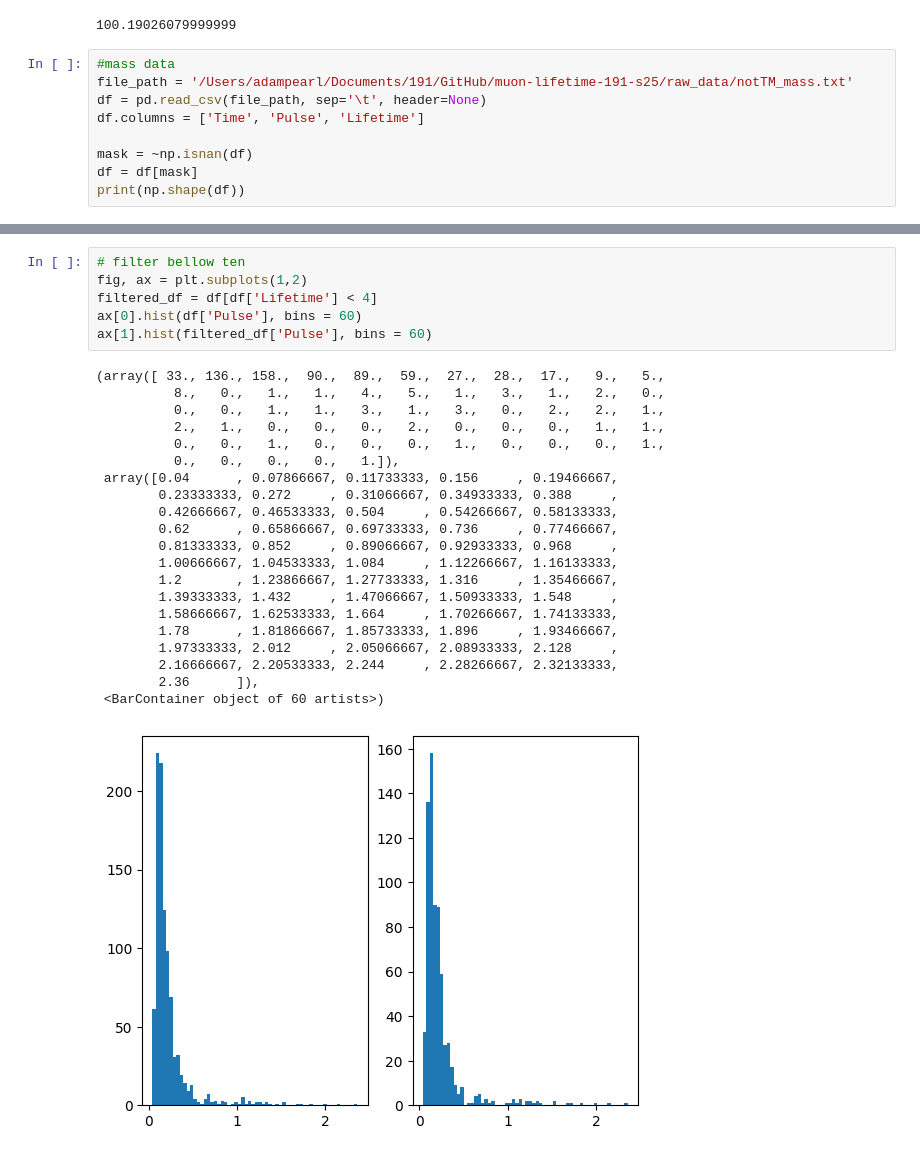
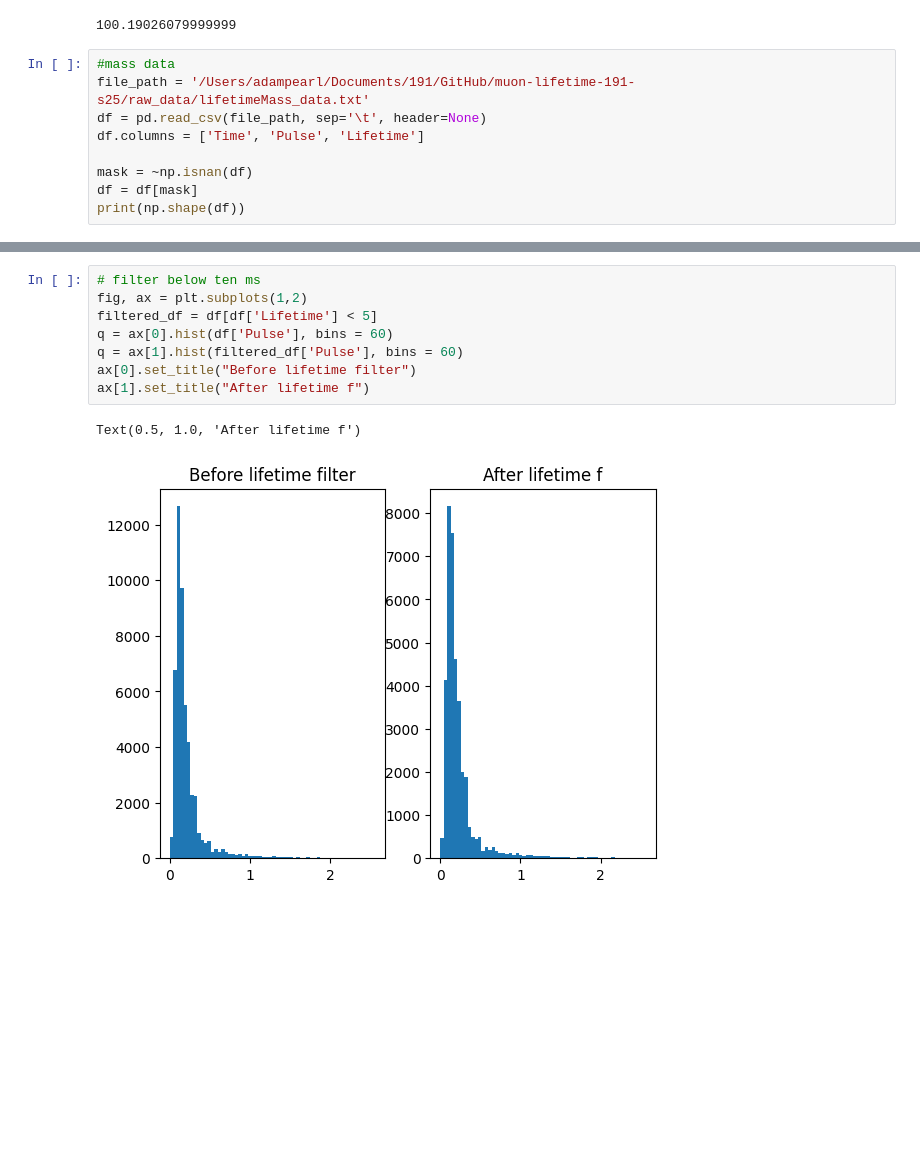
Before and after one commit to nlyu1/muon-lifetime-191-s25, a Jupyter notebook: code/mass_calibration.ipynb, the cells around one changed output, grey strips where cells are left out. Drawn from its saved outputs; the diff is of its cells as text; blank space fills up the shorter version.

```diff
--- a/code/mass_calibration.ipynb
+++ b/code/mass_calibration.ipynb
@@ -86,7 +86,7 @@ There is at least one NaN value in the data.
 100.19026079999999
 # %%
 #mass data
-file_path = '/Users/adampearl/Documents/191/GitHub/muon-lifetime-191-s25/raw_data/notTM_mass.txt'
+file_path = '/Users/adampearl/Documents/191/GitHub/muon-lifetime-191-s25/raw_data/lifetimeMass_data.txt'
 df = pd.read_csv(file_path, sep='\t', header=None)
 df.columns = ['Time', 'Pulse', 'Lifetime']
 
@@ -102,28 +102,11 @@ _ = plt.hist(df['Lifetime'] , log = True, bins = 60)
 # %%
-# filter bellow ten
+# filter below ten ms
 fig, ax = plt.subplots(1,2)
-filtered_df = df[df['Lifetime'] < 4]
-ax[0].hist(df['Pulse'], bins = 60)
-ax[1].hist(filtered_df['Pulse'], bins = 60)
+filtered_df = df[df['Lifetime'] < 5]
+q = ax[0].hist(df['Pulse'], bins = 60)
+q = ax[1].hist(filtered_df['Pulse'], bins = 60)
+ax[0].set_title("Before lifetime filter")
+ax[1].set_title("After lifetime f")
 # %% [output]
-(array([ 33., 136., 158.,  90.,  89.,  59.,  27.,  28.,  17.,   9.,   5.,
-          8.,   0.,   1.,   1.,   4.,   5.,   1.,   3.,   1.,   2.,   0.,
-          0.,   0.,   1.,   1.,   3.,   1.,   3.,   0.,   2.,   2.,   1.,
-          2.,   1.,   0.,   0.,   0.,   2.,   0.,   0.,   0.,   1.,   1.,
-          0.,   0.,   1.,   0.,   0.,   0.,   1.,   0.,   0.,   0.,   1.,
-          0.,   0.,   0.,   0.,   1.]),
- array([0.04      , 0.07866667, 0.11733333, 0.156     , 0.19466667,
-        0.23333333, 0.272     , 0.31066667, 0.34933333, 0.388     ,
-        0.42666667, 0.46533333, 0.504     , 0.54266667, 0.58133333,
-        0.62      , 0.65866667, 0.69733333, 0.736     , 0.77466667,
-        0.81333333, 0.852     , 0.89066667, 0.92933333, 0.968     ,
-        1.00666667, 1.04533333, 1.084     , 1.12266667, 1.16133333,
-        1.2       , 1.23866667, 1.27733333, 1.316     , 1.35466667,
-        1.39333333, 1.432     , 1.47066667, 1.50933333, 1.548     ,
-        1.58666667, 1.62533333, 1.664     , 1.70266667, 1.74133333,
-        1.78      , 1.81866667, 1.85733333, 1.896     , 1.93466667,
-        1.97333333, 2.012     , 2.05066667, 2.08933333, 2.128     ,
-        2.16666667, 2.20533333, 2.244     , 2.28266667, 2.32133333,
-        2.36      ]),
- <BarContainer object of 60 artists>)
+Text(0.5, 1.0, 'After lifetime f')
-[figure, old version]
+[figure, new version]
```
Also changed, not shown: parts of 2 cells of this notebook, 1 other file.
